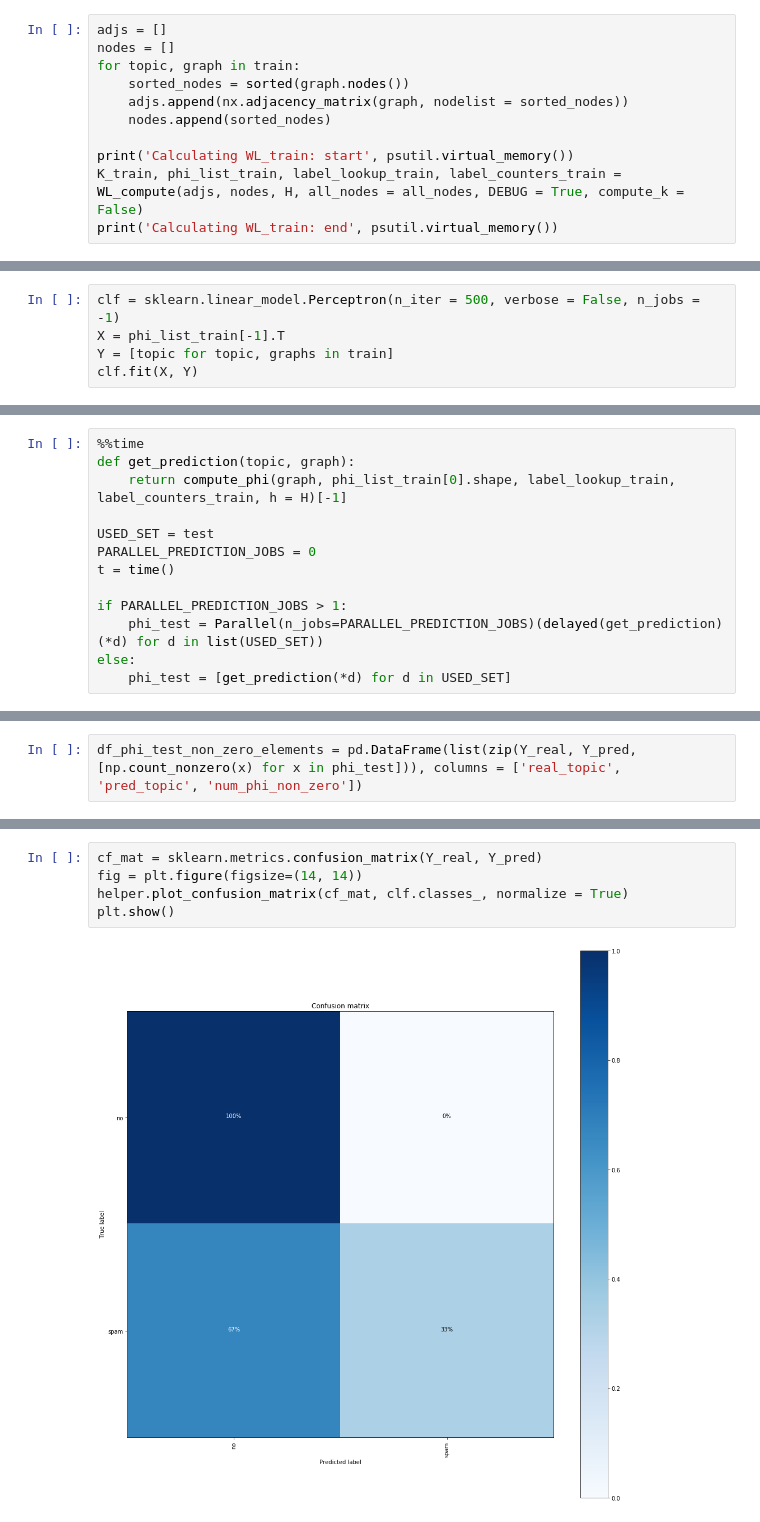
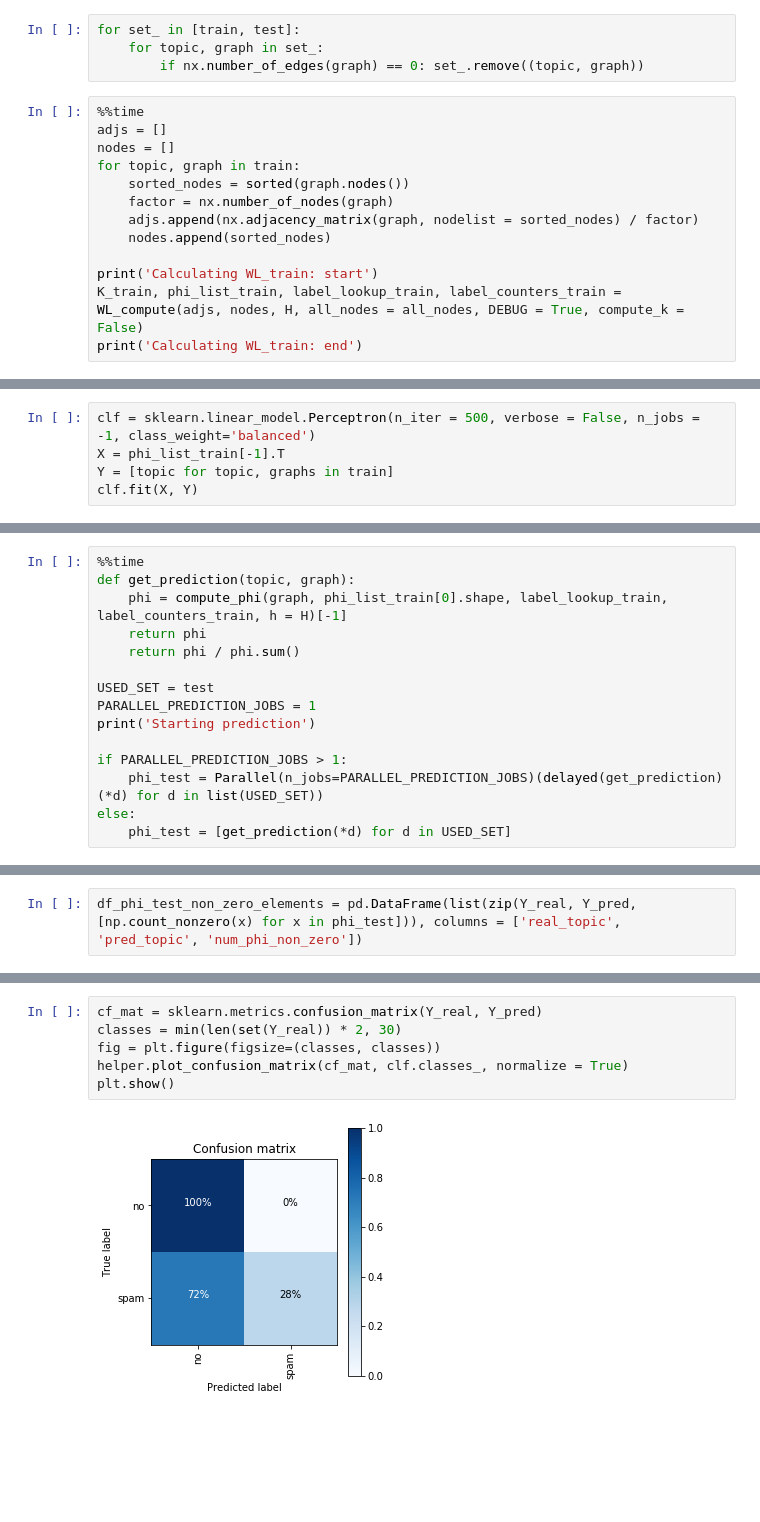
Before and after one commit to davidgengenbach/bachelor-thesis, a Jupyter notebook: code/weisfeiler-lehman.ipynb, the cells around one changed output, grey strips where cells are left out. Drawn from its saved outputs; the diff is of its cells as text; blank space fills up the shorter version.

```diff
--- a/code/weisfeiler-lehman.ipynb
+++ b/code/weisfeiler-lehman.ipynb
@@ -142,15 +140,21 @@ plt.show()
 H = 2
 # %% [markdown]
 ## Calculate phi and gram-matrix of WL kernel for training instances
+# %%
+for set_ in [train, test]:
+    for topic, graph in set_:
+        if nx.number_of_edges(graph) == 0: set_.remove((topic, graph))
 # %%
+%%time
 adjs = []
 nodes = []
 for topic, graph in train:
     sorted_nodes = sorted(graph.nodes())
-    adjs.append(nx.adjacency_matrix(graph, nodelist = sorted_nodes))
+    factor = nx.number_of_nodes(graph)
+    adjs.append(nx.adjacency_matrix(graph, nodelist = sorted_nodes) / factor)
     nodes.append(sorted_nodes)
 
-print('Calculating WL_train: start', psutil.virtual_memory())
+print('Calculating WL_train: start')
 K_train, phi_list_train, label_lookup_train, label_counters_train = WL_compute(adjs, nodes, H, all_nodes = all_nodes, DEBUG = True, compute_k = False)
-print('Calculating WL_train: end', psutil.virtual_memory())
+print('Calculating WL_train: end')
 # %% [output]
@@ -175,5 +183,5 @@ Calculating WL_train: end svmem(total=8589934592, available=3138461696, percent=
 # %%
-clf = sklearn.linear_model.Perceptron(n_iter = 500, verbose = False, n_jobs = -1)
+clf = sklearn.linear_model.Perceptron(n_iter = 500, verbose = False, n_jobs = -1, class_weight='balanced')
 X = phi_list_train[-1].T
 Y = [topic for topic, graphs in train]
 clf.fit(X, Y)
@@ -188,11 +196,13 @@ Perceptron(alpha=0.0001, class_weight=None, eta0=1.0, fit_intercept=True,
 # %%
 %%time
 def get_prediction(topic, graph):
-    return compute_phi(graph, phi_list_train[0].shape, label_lookup_train, label_counters_train, h = H)[-1]
+    phi = compute_phi(graph, phi_list_train[0].shape, label_lookup_train, label_counters_train, h = H)[-1]
+    return phi
+    return phi / phi.sum()
 
 USED_SET = test
-PARALLEL_PREDICTION_JOBS = 0
-t = time()
+PARALLEL_PREDICTION_JOBS = 1
+print('Starting prediction')
 
 if PARALLEL_PREDICTION_JOBS > 1:
     phi_test = Parallel(n_jobs=PARALLEL_PREDICTION_JOBS)(delayed(get_prediction)(*d) for d in list(USED_SET))
@@ -274,10 +280,11 @@ print(vals_over_1)
 # %%
 cf_mat = sklearn.metrics.confusion_matrix(Y_real, Y_pred)
-fig = plt.figure(figsize=(14, 14))
+classes = min(len(set(Y_real)) * 2, 30)
+fig = plt.figure(figsize=(classes, classes))
 helper.plot_confusion_matrix(cf_mat, clf.classes_, normalize = True)
 plt.show()
 # %% [output]
-[figure, old version]
+[figure, new version]
 # %%
 sklearn.metrics.f1_score(Y_real, Y_pred, average='macro')
 # %% [output]
```
Also changed, not shown: parts of 13 cells of this notebook, 9 other files.
